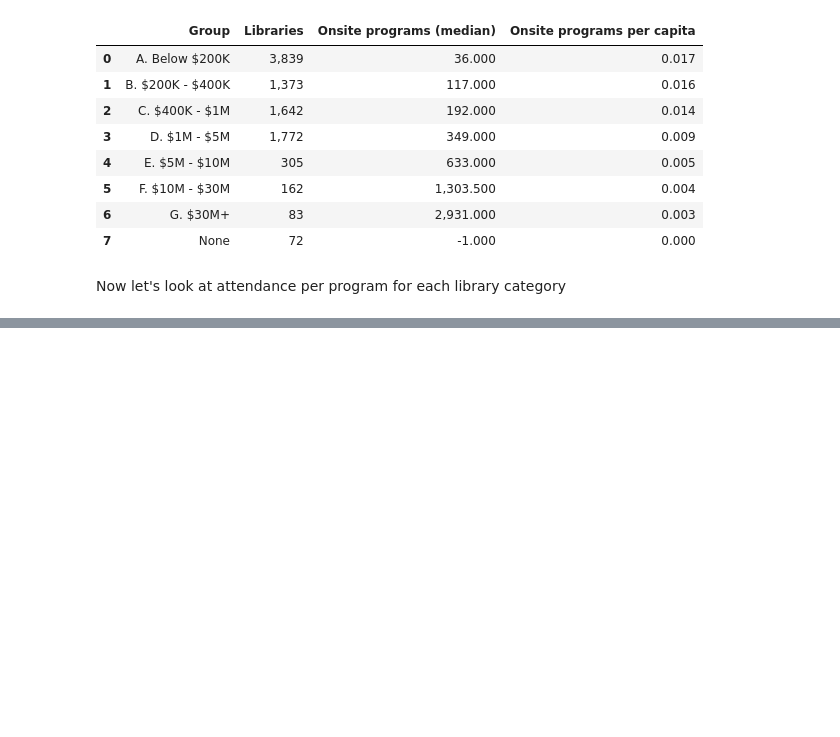
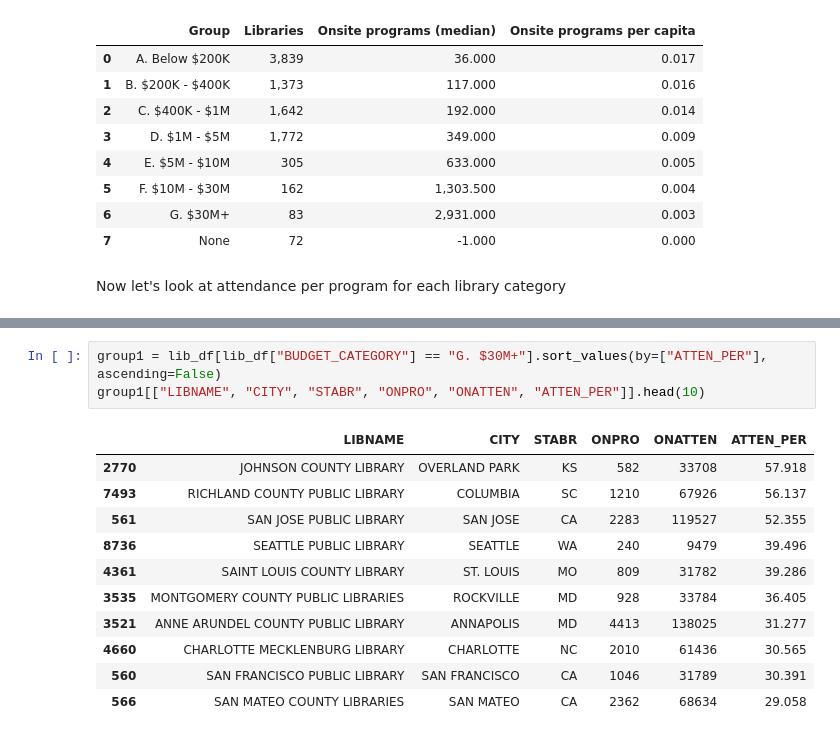
Before and after one commit to beefoo/public-library-survey, a Jupyter notebook: faq.ipynb, the cells around one changed output, grey strips where cells are left out. Saved outputs shown, nothing was run; the diff lists cells and outputs as text; blank space fills up the shorter version.

```diff
--- a/faq.ipynb
+++ b/faq.ipynb
@@ -230,0 +235,15 @@ stats_df[["Group", "Libraries", "Onsite programs (median)", "Onsite programs per
+# %%
+group1 = lib_df[lib_df["BUDGET_CATEGORY"] == "G. $30M+"].sort_values(by=["ATTEN_PER"], ascending=False)
+group1[["LIBNAME", "CITY", "STABR", "ONPRO", "ONATTEN", "ATTEN_PER"]].head(10)
+# %% [output]
+|  | LIBNAME | CITY | STABR | ONPRO | ONATTEN | ATTEN_PER |
+| 2770 | JOHNSON COUNTY LIBRARY | OVERLAND PARK | KS | 582 | 33708 | 57.918 |
+| 7493 | RICHLAND COUNTY PUBLIC LIBRARY | COLUMBIA | SC | 1210 | 67926 | 56.137 |
+| 561 | SAN JOSE PUBLIC LIBRARY | SAN JOSE | CA | 2283 | 119527 | 52.355 |
+| 8736 | SEATTLE PUBLIC LIBRARY | SEATTLE | WA | 240 | 9479 | 39.496 |
+| 4361 | SAINT LOUIS COUNTY LIBRARY | ST. LOUIS | MO | 809 | 31782 | 39.286 |
+| 3535 | MONTGOMERY COUNTY PUBLIC LIBRARIES | ROCKVILLE | MD | 928 | 33784 | 36.405 |
+| 3521 | ANNE ARUNDEL COUNTY PUBLIC LIBRARY | ANNAPOLIS | MD | 4413 | 138025 | 31.277 |
+| 4660 | CHARLOTTE MECKLENBURG LIBRARY | CHARLOTTE | NC | 2010 | 61436 | 30.565 |
+| 560 | SAN FRANCISCO PUBLIC LIBRARY | SAN FRANCISCO | CA | 1046 | 31789 | 30.391 |
+| 566 | SAN MATEO COUNTY LIBRARIES | SAN MATEO | CA | 2362 | 68634 | 29.058 |
```
Also changed, not shown: parts of 7 cells of this notebook.
